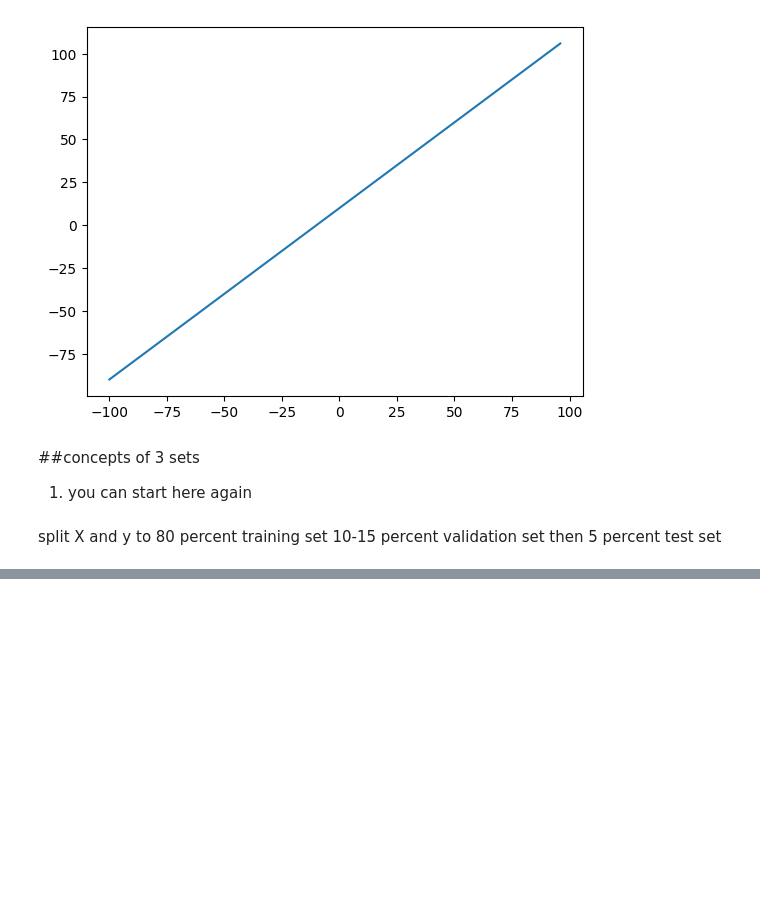
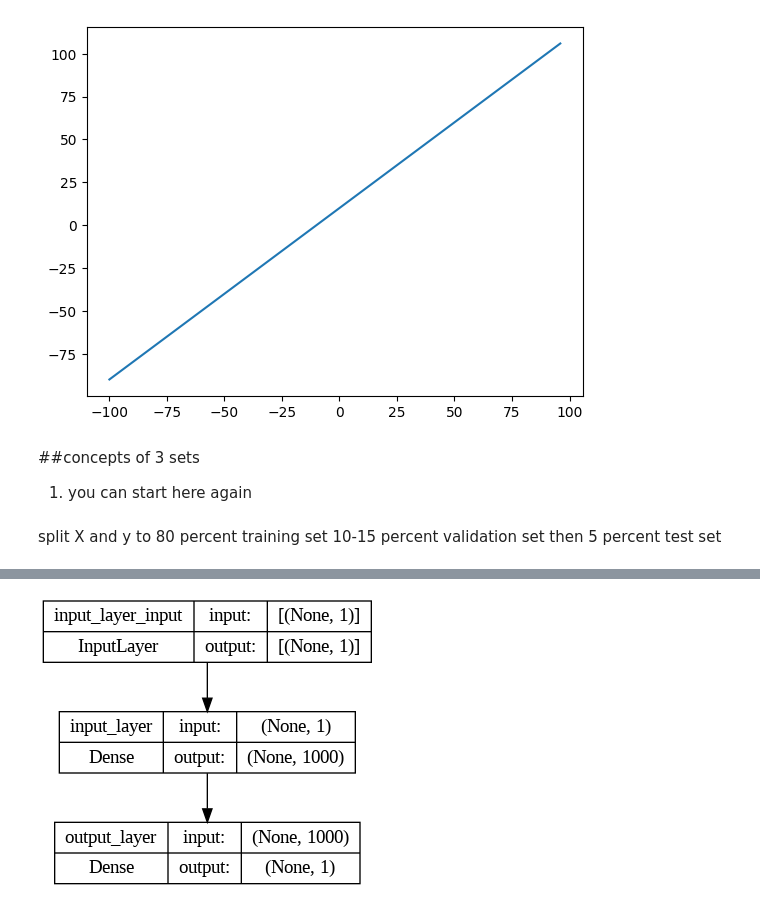
Before and after one commit to itspopoy57/Machinelearning, a Jupyter notebook: 01_neural_network_Regression.ipynb, the cells around one changed output, grey strips where cells are left out. Saved outputs shown, nothing was run; the diff lists cells and outputs as text; code cells hidden in the pictures; blank space fills up the shorter version.

```diff
--- a/01_neural_network_Regression.ipynb
+++ b/01_neural_network_Regression.ipynb
@@ -253,0 +429,5 @@ then 5 percent test set
+# %%
+plot_model(model = xamp1, show_shapes=True)
+#this is just visualizing the layers
+# %% [output]
+[figure, added]
```
Also changed, not shown: parts of 67 cells of this notebook.
